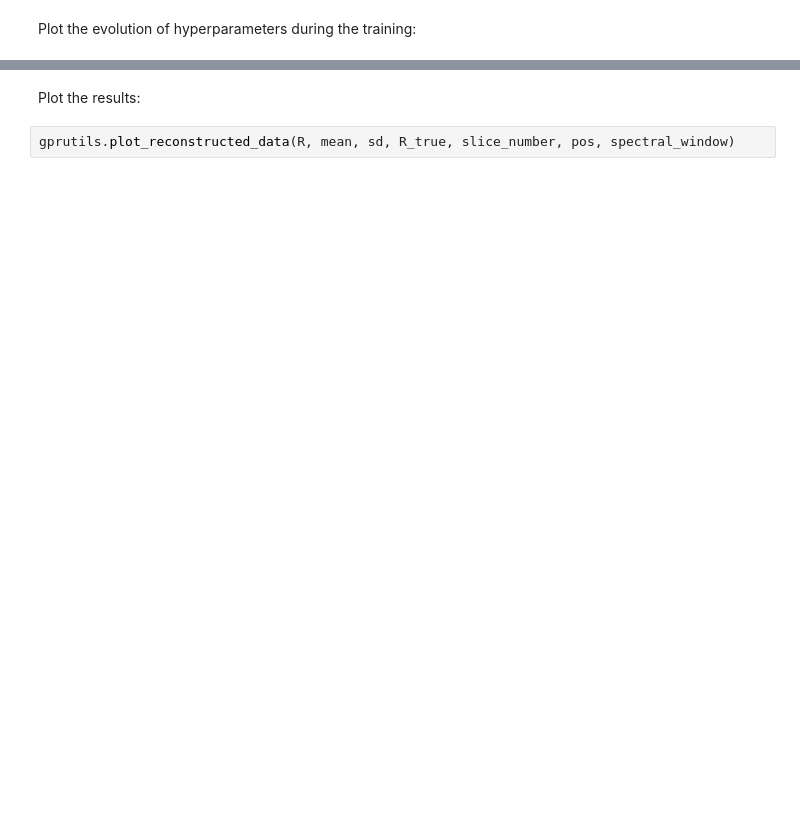
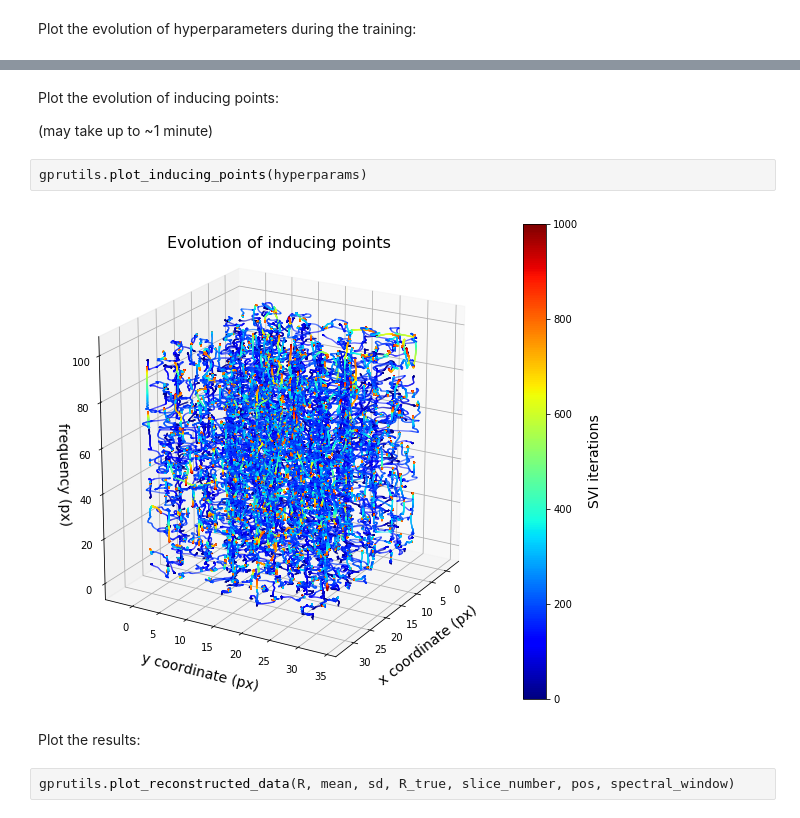
Before and after one commit to ziatdinovmax/GP, a Jupyter notebook: notebooks/GP_BEPFM.ipynb, the cells around one changed output, grey strips where cells are left out. Saved outputs shown, nothing was run; the diff lists cells and outputs as text; blank space fills up the shorter version.

```diff
--- a/notebooks/GP_BEPFM.ipynb
+++ b/notebooks/GP_BEPFM.ipynb
@@ -233,3 +234,11 @@ gprutils.plot_kernel_hyperparams(hyperparams)
+# %% [markdown]
+Plot the evolution of inducing points:
+
+(may take up to ~1 minute)
+# %%
+gprutils.plot_inducing_points(hyperparams)
+# %% [output]
+[figure, added]
 # %% [markdown]
 Plot the results:
 # %%
```
Also changed, not shown: parts of 3 cells of this notebook.
